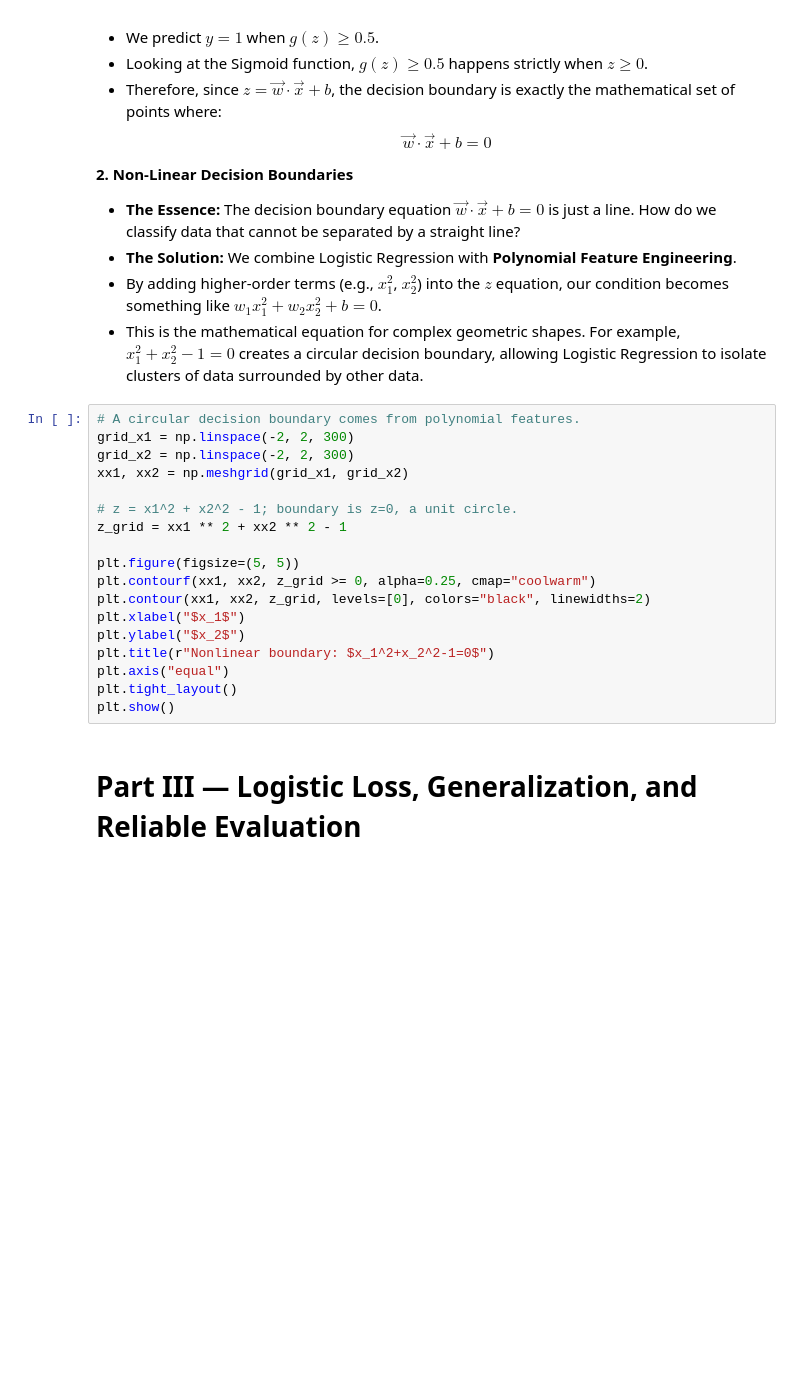
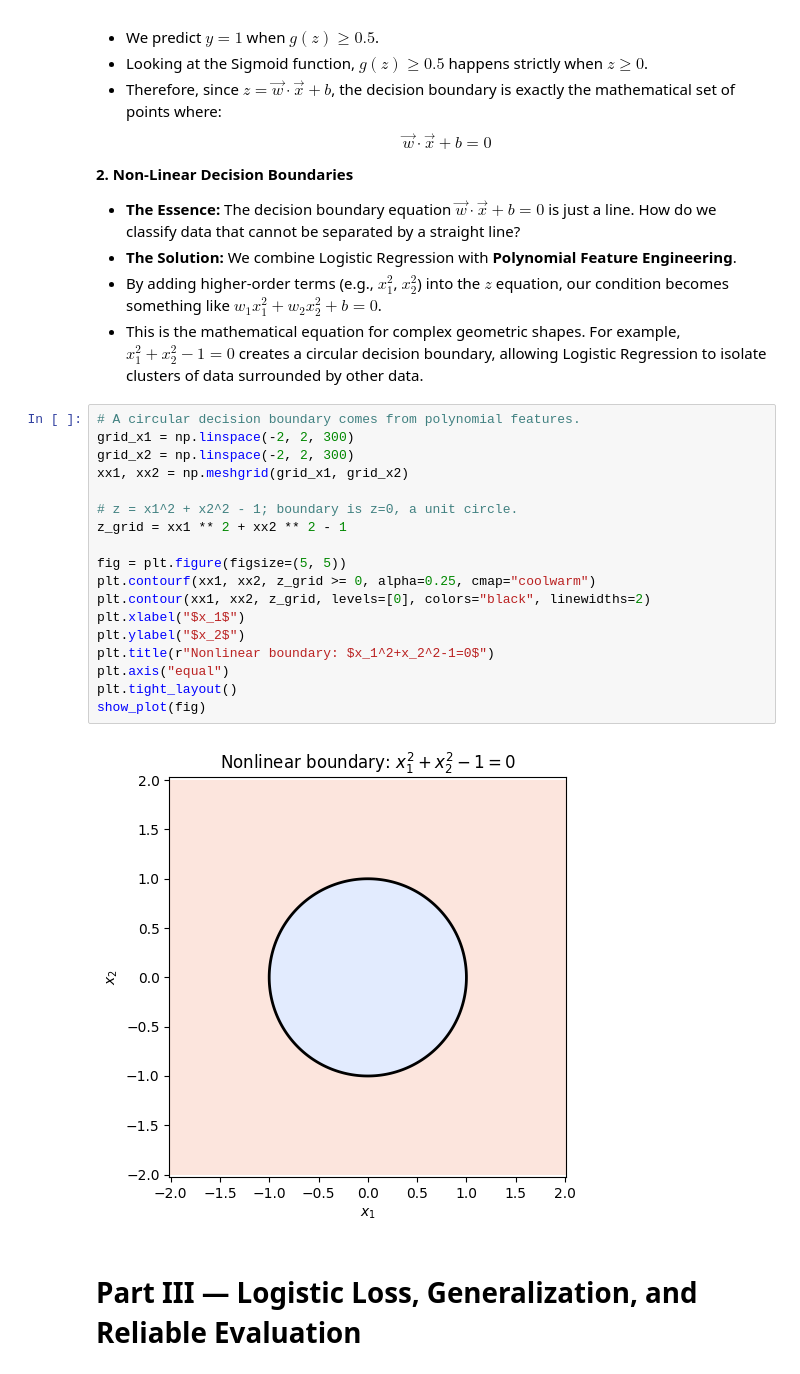
Before and after one commit to haosenhuo2006/python_learning, a Jupyter notebook: machine_learning.ipynb, the cells around one changed output. Cells and saved outputs as stored; diff of their text form; blank space fills up the shorter version.

```diff
--- a/machine_learning.ipynb
+++ b/machine_learning.ipynb
@@ -793,21 +813,23 @@ The decision boundary is the exact line (or hyperplane) that separates the area
 # %%
 # A circular decision boundary comes from polynomial features.
 grid_x1 = np.linspace(-2, 2, 300)
 grid_x2 = np.linspace(-2, 2, 300)
 xx1, xx2 = np.meshgrid(grid_x1, grid_x2)
 
 # z = x1^2 + x2^2 - 1; boundary is z=0, a unit circle.
 z_grid = xx1 ** 2 + xx2 ** 2 - 1
 
-plt.figure(figsize=(5, 5))
+fig = plt.figure(figsize=(5, 5))
 plt.contourf(xx1, xx2, z_grid >= 0, alpha=0.25, cmap="coolwarm")
 plt.contour(xx1, xx2, z_grid, levels=[0], colors="black", linewidths=2)
 plt.xlabel("$x_1$")
 plt.ylabel("$x_2$")
 plt.title(r"Nonlinear boundary: $x_1^2+x_2^2-1=0$")
 plt.axis("equal")
 plt.tight_layout()
-plt.show()
+show_plot(fig)
+# %% [output]
+[figure, added]
 # %% [markdown]
 # Part III — Logistic Loss, Generalization, and Reliable Evaluation
 # %% [markdown]
```
Also changed, not shown: parts of 6 cells of this notebook, 4 other files.
